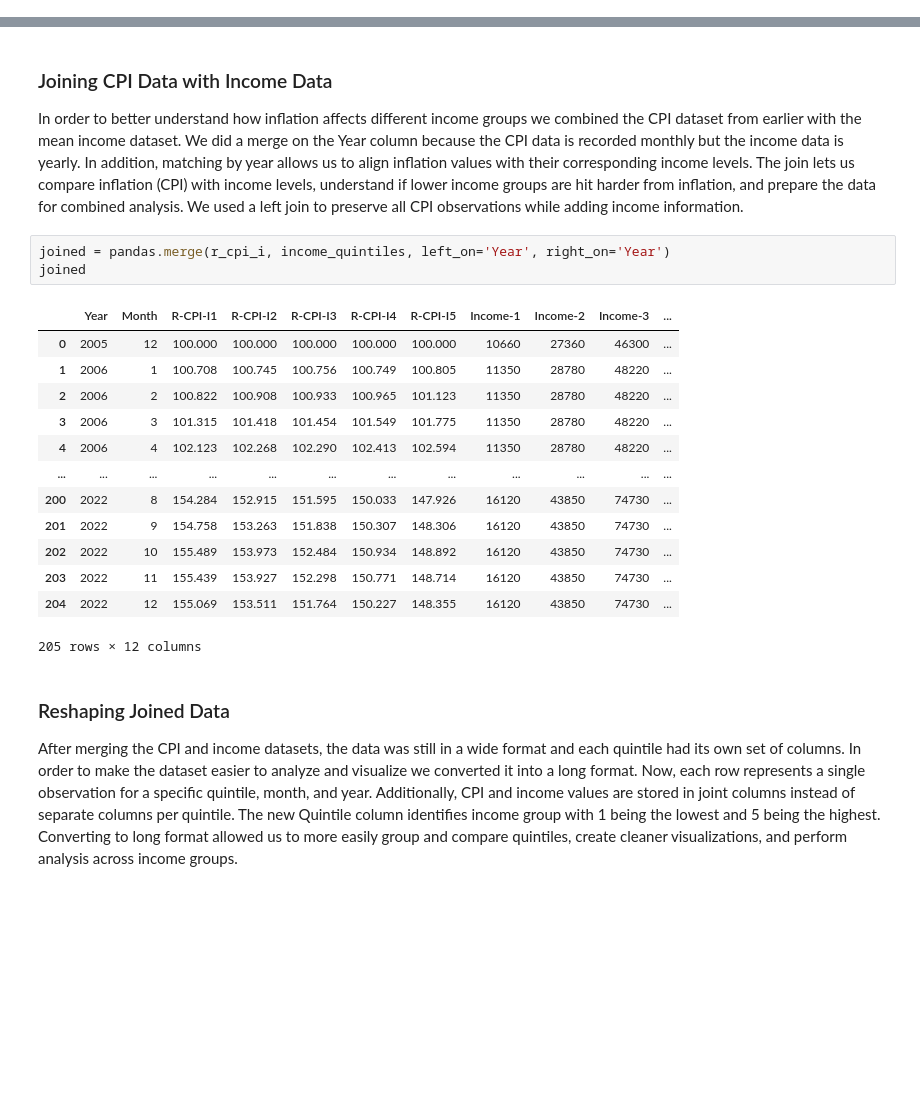
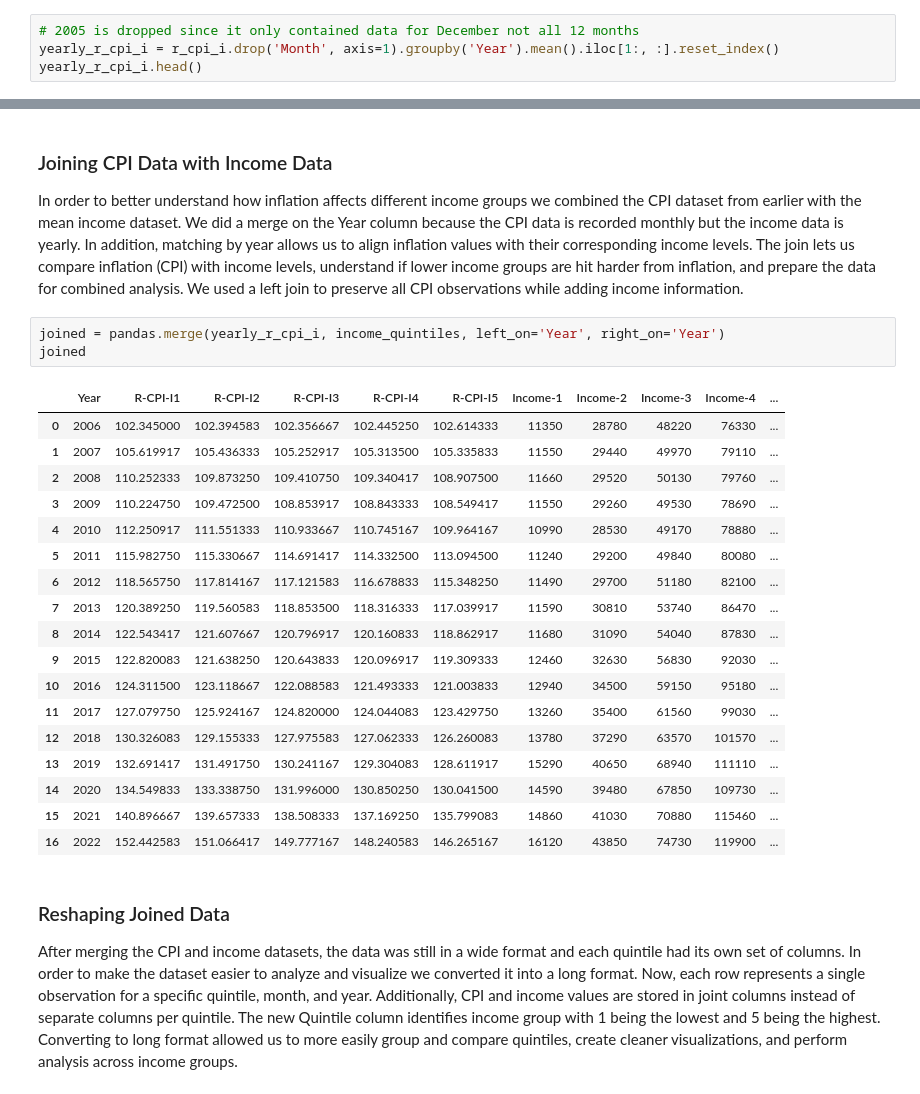
Before and after one commit to sanjur0211/Inflators, a Jupyter notebook: Project2.ipynb, the cells around one changed output, grey strips where cells are left out. Drawn from its saved outputs; the diff is of its cells as text; blank space fills up the shorter version.

Commit message:
Changed r cpi data to yearly and calculated real income and real income growth among the quintiles

```diff
--- a/Project2.ipynb
+++ b/Project2.ipynb
@@ -89,3 +60,7 @@ income_quintiles
 | 15 | 2020 | 14590 | 39480 | 67850 | 109730 | 253480 |
 | 16 | 2021 | 14860 | 41030 | 70880 | 115460 | 269360 |
 | 17 | 2022 | 16120 | 43850 | 74730 | 119900 | 277300 |
+# %%
+# 2005 is dropped since it only contained data for December not all 12 months
+yearly_r_cpi_i = r_cpi_i.drop('Month', axis=1).groupby('Year').mean().iloc[1:, :].reset_index()
+yearly_r_cpi_i.head()
@@ -94,22 +76,27 @@ income_quintiles
 
 In order to better understand how inflation affects different income groups we combined the CPI dataset from earlier with the mean income dataset. We did a merge on the Year column because the CPI data is recorded monthly but the income data is yearly. In addition, matching by year allows us to align inflation values with their corresponding income levels. The join lets us compare inflation (CPI) with income levels, understand if lower income groups are hit harder from inflation, and prepare the data for combined analysis. We used a left join to preserve all CPI observations while adding income information.
 # %%
-joined = pandas.merge(r_cpi_i, income_quintiles, left_on='Year', right_on='Year')
+joined = pandas.merge(yearly_r_cpi_i, income_quintiles, left_on='Year', right_on='Year')
 joined
 # %% [output]
-|  | Year | Month | R-CPI-I1 | R-CPI-I2 | R-CPI-I3 | R-CPI-I4 | R-CPI-I5 | Income-1 | Income-2 | Income-3 | ... |
-| 0 | 2005 | 12 | 100.000 | 100.000 | 100.000 | 100.000 | 100.000 | 10660 | 27360 | 46300 | ... |
-| 1 | 2006 | 1 | 100.708 | 100.745 | 100.756 | 100.749 | 100.805 | 11350 | 28780 | 48220 | ... |
-| 2 | 2006 | 2 | 100.822 | 100.908 | 100.933 | 100.965 | 101.123 | 11350 | 28780 | 48220 | ... |
-| 3 | 2006 | 3 | 101.315 | 101.418 | 101.454 | 101.549 | 101.775 | 11350 | 28780 | 48220 | ... |
-| 4 | 2006 | 4 | 102.123 | 102.268 | 102.290 | 102.413 | 102.594 | 11350 | 28780 | 48220 | ... |
-| ... | ... | ... | ... | ... | ... | ... | ... | ... | ... | ... | ... |
-| 200 | 2022 | 8 | 154.284 | 152.915 | 151.595 | 150.033 | 147.926 | 16120 | 43850 | 74730 | ... |
-| 201 | 2022 | 9 | 154.758 | 153.263 | 151.838 | 150.307 | 148.306 | 16120 | 43850 | 74730 | ... |
-| 202 | 2022 | 10 | 155.489 | 153.973 | 152.484 | 150.934 | 148.892 | 16120 | 43850 | 74730 | ... |
-| 203 | 2022 | 11 | 155.439 | 153.927 | 152.298 | 150.771 | 148.714 | 16120 | 43850 | 74730 | ... |
-| 204 | 2022 | 12 | 155.069 | 153.511 | 151.764 | 150.227 | 148.355 | 16120 | 43850 | 74730 | ... |
+|  | Year | R-CPI-I1 | R-CPI-I2 | R-CPI-I3 | R-CPI-I4 | R-CPI-I5 | Income-1 | Income-2 | Income-3 | Income-4 | ... |
+| 0 | 2006 | 102.345000 | 102.394583 | 102.356667 | 102.445250 | 102.614333 | 11350 | 28780 | 48220 | 76330 | ... |
+| 1 | 2007 | 105.619917 | 105.436333 | 105.252917 | 105.313500 | 105.335833 | 11550 | 29440 | 49970 | 79110 | ... |
+| 2 | 2008 | 110.252333 | 109.873250 | 109.410750 | 109.340417 | 108.907500 | 11660 | 29520 | 50130 | 79760 | ... |
+| 3 | 2009 | 110.224750 | 109.472500 | 108.853917 | 108.843333 | 108.549417 | 11550 | 29260 | 49530 | 78690 | ... |
+| 4 | 2010 | 112.250917 | 111.551333 | 110.933667 | 110.745167 | 109.964167 | 10990 | 28530 | 49170 | 78880 | ... |
+| 5 | 2011 | 115.982750 | 115.330667 | 114.691417 | 114.332500 | 113.094500 | 11240 | 29200 | 49840 | 80080 | ... |
+| 6 | 2012 | 118.565750 | 117.814167 | 117.121583 | 116.678833 | 115.348250 | 11490 | 29700 | 51180 | 82100 | ... |
+| 7 | 2013 | 120.389250 | 119.560583 | 118.853500 | 118.316333 | 117.039917 | 11590 | 30810 | 53740 | 86470 | ... |
+| 8 | 2014 | 122.543417 | 121.607667 | 120.796917 | 120.160833 | 118.862917 | 11680 | 31090 | 54040 | 87830 | ... |
+| 9 | 2015 | 122.820083 | 121.638250 | 120.643833 | 120.096917 | 119.309333 | 12460 | 32630 | 56830 | 92030 | ... |
+| 10 | 2016 | 124.311500 | 123.118667 | 122.088583 | 121.493333 | 121.003833 | 12940 | 34500 | 59150 | 95180 | ... |
+| 11 | 2017 | 127.079750 | 125.924167 | 124.820000 | 124.044083 | 123.429750 | 13260 | 35400 | 61560 | 99030 | ... |
+| 12 | 2018 | 130.326083 | 129.155333 | 127.975583 | 127.062333 | 126.260083 | 13780 | 37290 | 63570 | 101570 | ... |
+| 13 | 2019 | 132.691417 | 131.491750 | 130.241167 | 129.304083 | 128.611917 | 15290 | 40650 | 68940 | 111110 | ... |
+| 14 | 2020 | 134.549833 | 133.338750 | 131.996000 | 130.850250 | 130.041500 | 14590 | 39480 | 67850 | 109730 | ... |
+| 15 | 2021 | 140.896667 | 139.657333 | 138.508333 | 137.169250 | 135.799083 | 14860 | 41030 | 70880 | 115460 | ... |
+| 16 | 2022 | 152.442583 | 151.066417 | 149.777167 | 148.240583 | 146.265167 | 16120 | 43850 | 74730 | 119900 | ... |
-205 rows × 12 columns
 # %% [markdown]
 ### Reshaping Joined Data
 
```
Also changed, not shown: parts of 8 cells of this notebook.
